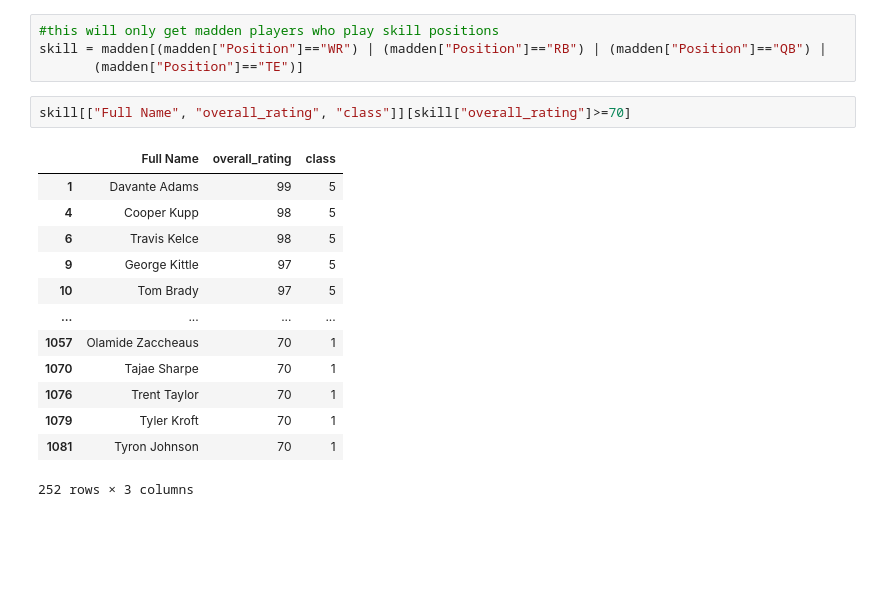
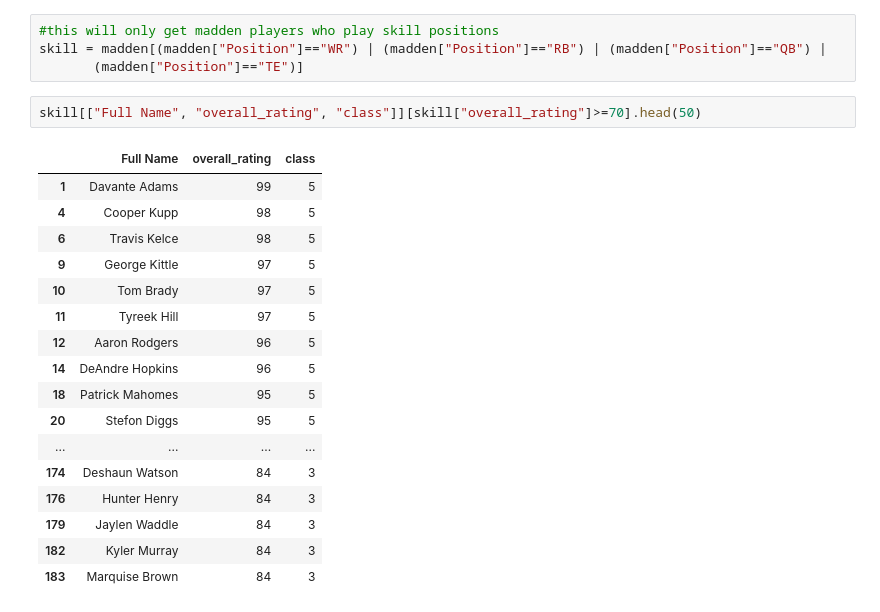
Before and after one commit to david-lytikainen/madden-408v, a Jupyter notebook: madden.ipynb, the cells around one changed output. Drawn from its saved outputs; the diff is of its cells as text; blank space fills up the shorter version.

```diff
--- a/madden.ipynb
+++ b/madden.ipynb
@@ -48,18 +49,22 @@ madden[["Full Name", "overall_rating", "class"]]
 skill = madden[(madden["Position"]=="WR") | (madden["Position"]=="RB") | (madden["Position"]=="QB") |
        (madden["Position"]=="TE")]
 # %%
-skill[["Full Name", "overall_rating", "class"]][skill["overall_rating"]>=70]
+skill[["Full Name", "overall_rating", "class"]][skill["overall_rating"]>=70].head(50)
 # %% [output]
 |  | Full Name | overall_rating | class |
 | 1 | Davante Adams | 99 | 5 |
 | 4 | Cooper Kupp | 98 | 5 |
 | 6 | Travis Kelce | 98 | 5 |
 | 9 | George Kittle | 97 | 5 |
 | 10 | Tom Brady | 97 | 5 |
+| 11 | Tyreek Hill | 97 | 5 |
+| 12 | Aaron Rodgers | 96 | 5 |
+| 14 | DeAndre Hopkins | 96 | 5 |
+| 18 | Patrick Mahomes | 95 | 5 |
+| 20 | Stefon Diggs | 95 | 5 |
 | ... | ... | ... | ... |
-| 1057 | Olamide Zaccheaus | 70 | 1 |
-| 1070 | Tajae Sharpe | 70 | 1 |
-| 1076 | Trent Taylor | 70 | 1 |
-| 1079 | Tyler Kroft | 70 | 1 |
-| 1081 | Tyron Johnson | 70 | 1 |
+| 174 | Deshaun Watson | 84 | 3 |
+| 176 | Hunter Henry | 84 | 3 |
+| 179 | Jaylen Waddle | 84 | 3 |
+| 182 | Kyler Murray | 84 | 3 |
+| 183 | Marquise Brown | 84 | 3 |
-252 rows × 3 columns
```
Also changed, not shown: parts of 16 cells of this notebook, 1 other file.
